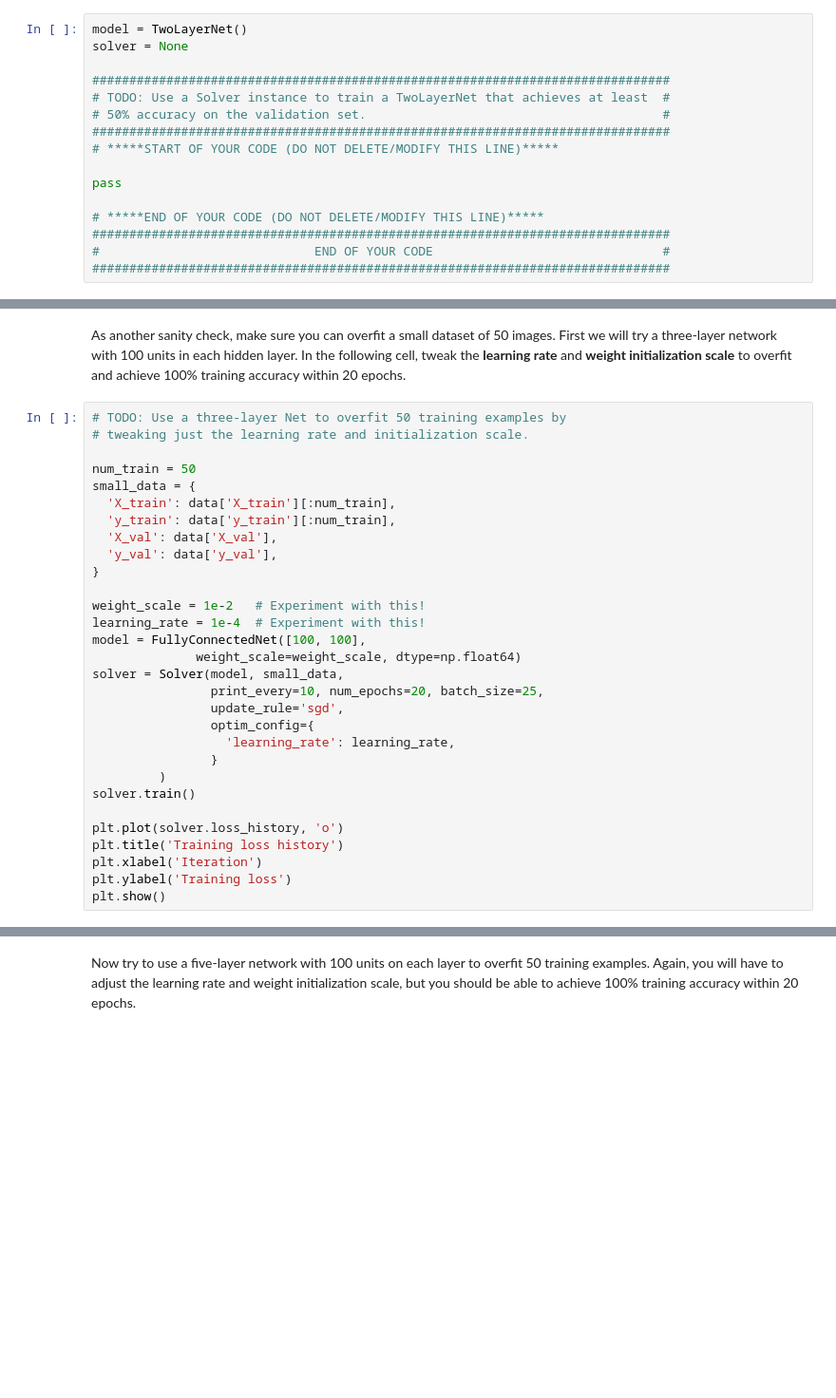
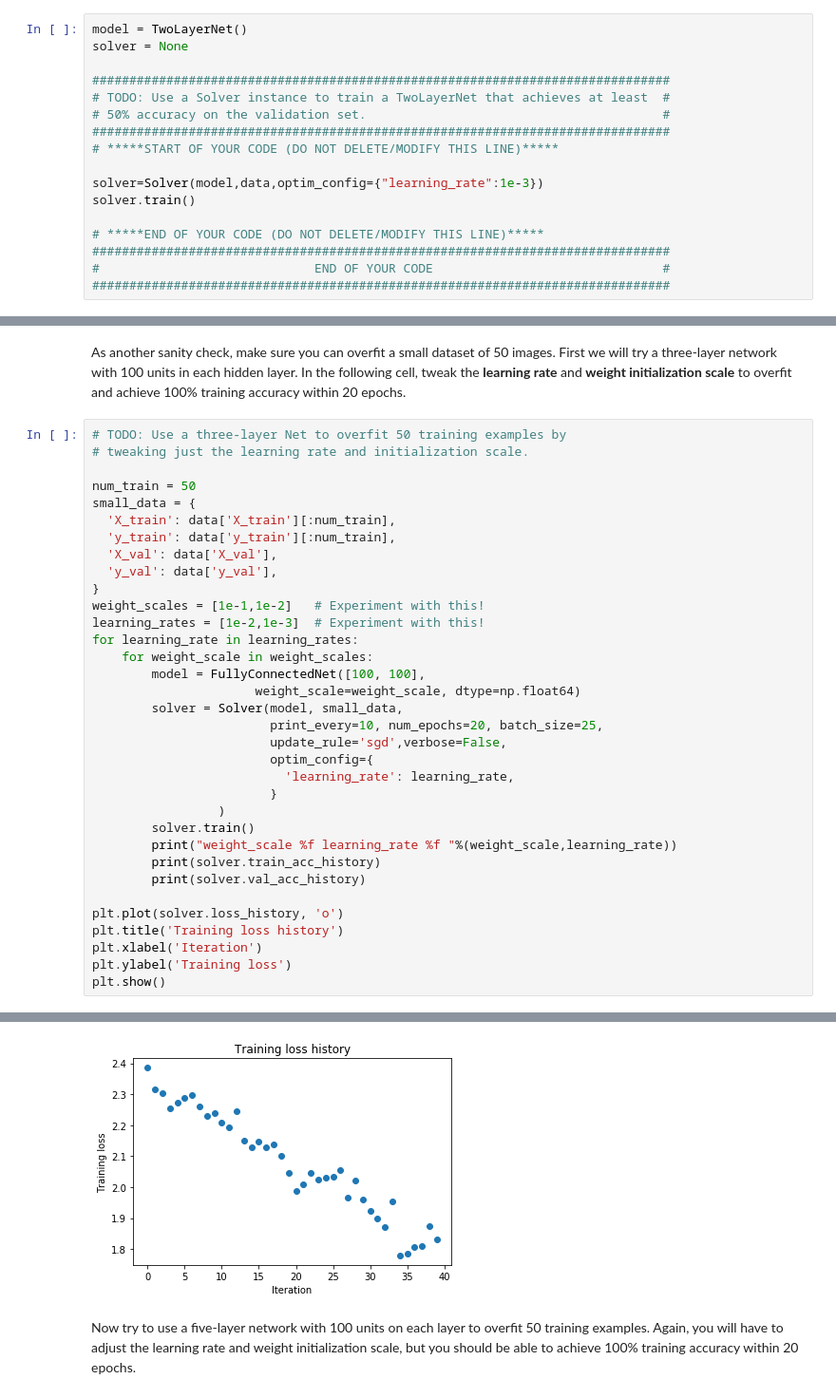
Before and after one commit to JPLAY0/CS231nAssignment, a Jupyter notebook: assignment2/FullyConnectedNets.ipynb, the cells around one changed output, grey strips where cells are left out. Shown: that part at 95% size. Cells and saved outputs as stored; diff of their text form; blank space fills up the shorter version.

Commit message:
FullyConnectedNets finish

```diff
--- a/assignment2/FullyConnectedNets.ipynb
+++ b/assignment2/FullyConnectedNets.ipynb
@@ -284,7 +332,8 @@ solver = None
 ##############################################################################
 # *****START OF YOUR CODE (DO NOT DELETE/MODIFY THIS LINE)*****
 
-pass
+solver=Solver(model,data,optim_config={"learning_rate":1e-3})
+solver.train()
 
 # *****END OF YOUR CODE (DO NOT DELETE/MODIFY THIS LINE)*****
 ##############################################################################
@@ -354,22 +440,27 @@ small_data = {
   'X_val': data['X_val'],
   'y_val': data['y_val'],
 }
-
-weight_scale = 1e-2   # Experiment with this!
-learning_rate = 1e-4  # Experiment with this!
-model = FullyConnectedNet([100, 100],
-              weight_scale=weight_scale, dtype=np.float64)
-solver = Solver(model, small_data,
-                print_every=10, num_epochs=20, batch_size=25,
-                update_rule='sgd',
-                optim_config={
-                  'learning_rate': learning_rate,
-                }
-         )
-solver.train()
+weight_scales = [1e-1,1e-2]   # Experiment with this!
+learning_rates = [1e-2,1e-3]  # Experiment with this!
+for learning_rate in learning_rates:
+    for weight_scale in weight_scales:
+        model = FullyConnectedNet([100, 100],
+                      weight_scale=weight_scale, dtype=np.float64)
+        solver = Solver(model, small_data,
+                        print_every=10, num_epochs=20, batch_size=25,
+                        update_rule='sgd',verbose=False,
+                        optim_config={
+                          'learning_rate': learning_rate,
+                        }
+                 )
+        solver.train()
+        print("weight_scale %f learning_rate %f "%(weight_scale,learning_rate))
+        print(solver.train_acc_history)
+        print(solver.val_acc_history)
 
 plt.plot(solver.loss_history, 'o')
 plt.title('Training loss history')
 plt.xlabel('Iteration')
 plt.ylabel('Training loss')
 plt.show()
+# %% [output]
@@ -376,3 +479,4 @@ plt.show()
+[figure, added]
 # %% [markdown]
 Now try to use a five-layer network with 100 units on each layer to overfit 50 training examples. Again, you will have to adjust the learning rate and weight initialization scale, but you should be able to achieve 100% training accuracy within 20 epochs.
 # %%
```
Also changed, not shown: parts of 22 cells of this notebook, 5 other files.
